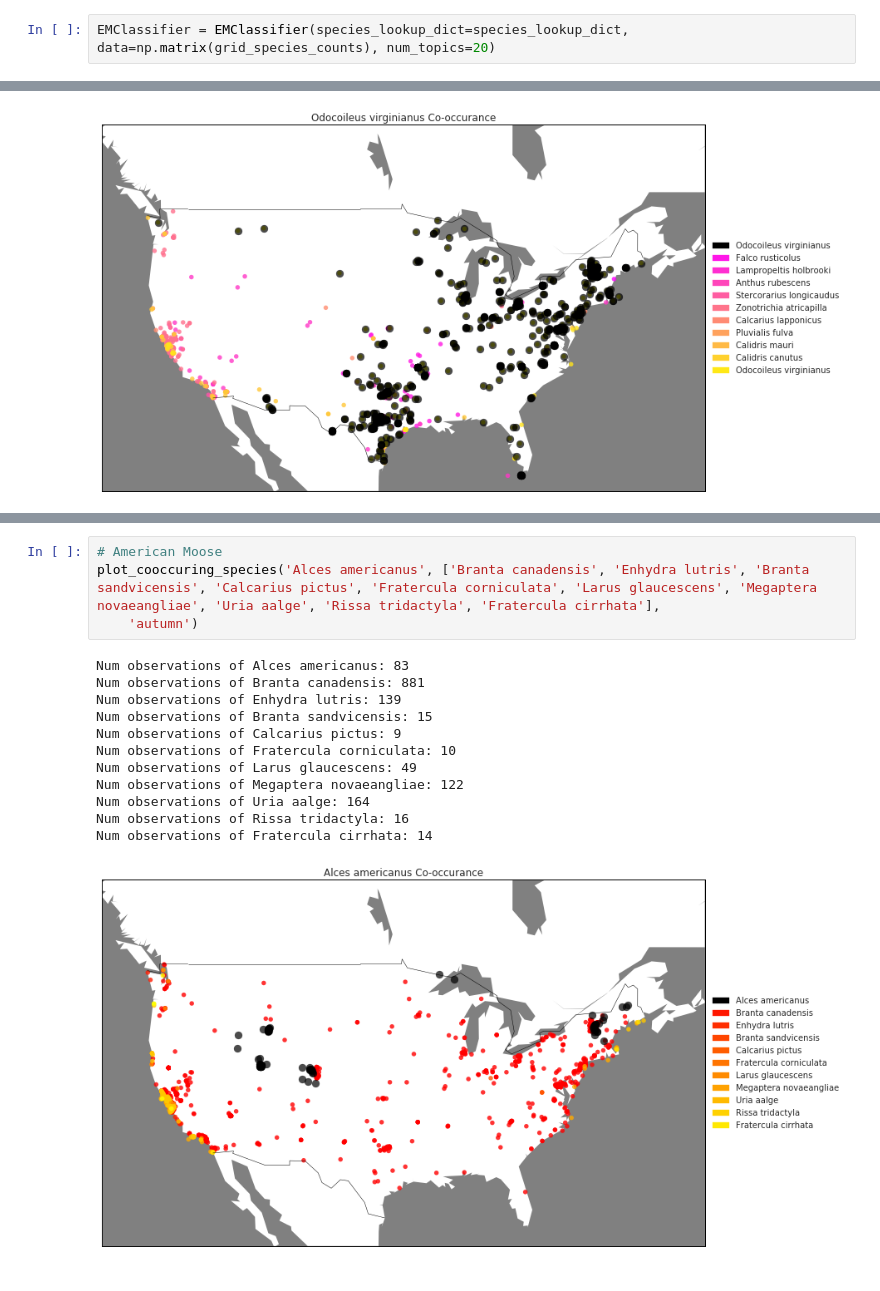
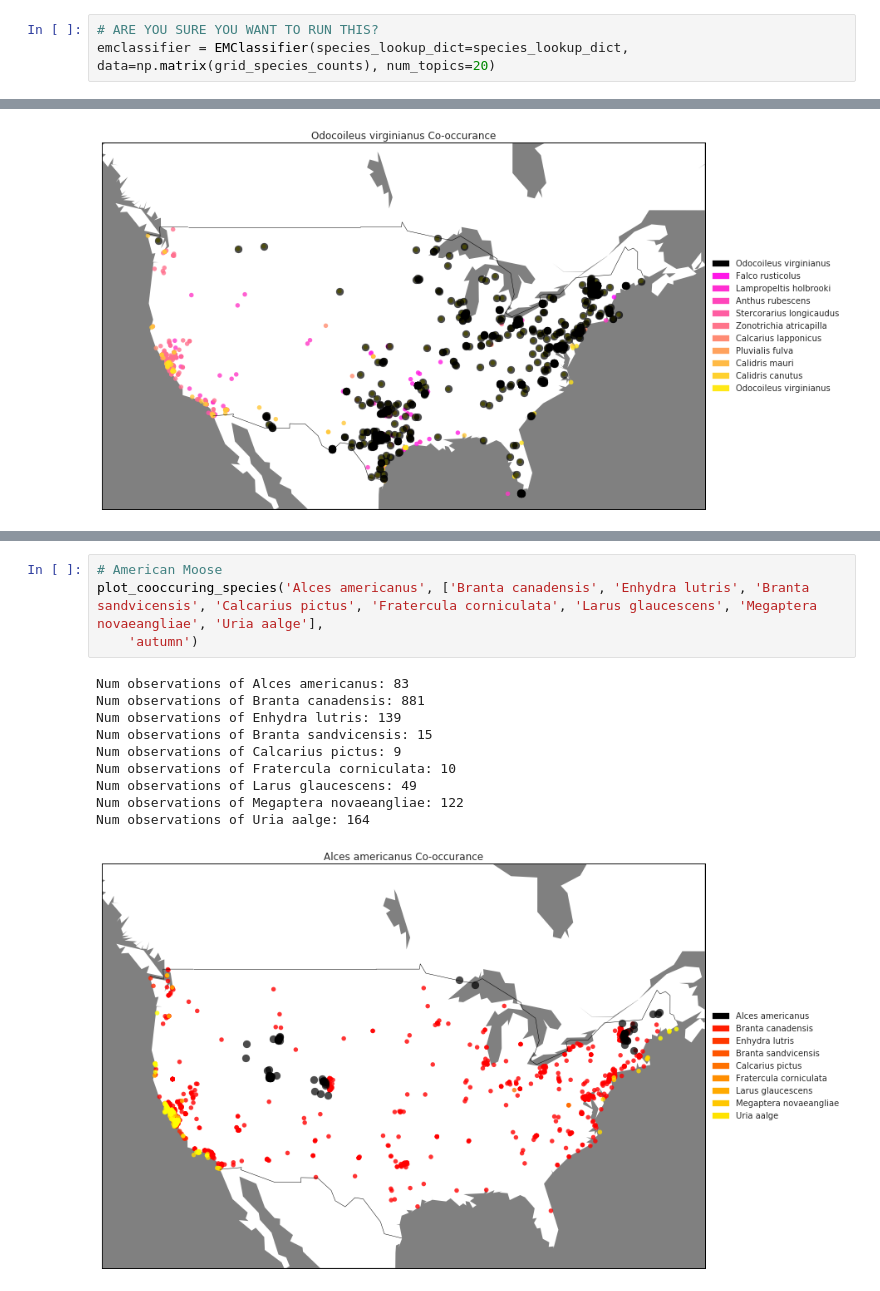
Before and after one commit to averyfaller/AM207Project, a Jupyter notebook: EM.ipynb, the cells around one changed output, grey strips where cells are left out. Drawn from its saved outputs; the diff is of its cells as text.

```diff
--- a/EM.ipynb
+++ b/EM.ipynb
@@ -285,7 +301,8 @@ class EMClassifier(object):
         plt.ylabel("Log Likelihood")
         plt.show()
 # %%
-EMClassifier = EMClassifier(species_lookup_dict=species_lookup_dict, data=np.matrix(grid_species_counts), num_topics=20)
+# ARE YOU SURE YOU WANT TO RUN THIS?
+emclassifier = EMClassifier(species_lookup_dict=species_lookup_dict, data=np.matrix(grid_species_counts), num_topics=20)
 # %% [output]
 Iteration 0
 Iteration 1
@@ -468,17 +495,15 @@ Num observations of Cyanocitta stelleri: 212
 # %%
 # American Moose
-plot_cooccuring_species('Alces americanus', ['Branta canadensis', 'Enhydra lutris', 'Branta sandvicensis', 'Calcarius pictus', 'Fratercula corniculata', 'Larus glaucescens', 'Megaptera novaeangliae', 'Uria aalge', 'Rissa tridactyla', 'Fratercula cirrhata'],
+plot_cooccuring_species('Alces americanus', ['Branta canadensis', 'Enhydra lutris', 'Branta sandvicensis', 'Calcarius pictus', 'Fratercula corniculata', 'Larus glaucescens', 'Megaptera novaeangliae', 'Uria aalge'],
     'autumn')
 # %% [output]
 Num observations of Alces americanus: 83
 Num observations of Branta canadensis: 881
 Num observations of Enhydra lutris: 139
 Num observations of Branta sandvicensis: 15
 Num observations of Calcarius pictus: 9
 Num observations of Fratercula corniculata: 10
 Num observations of Larus glaucescens: 49
 Num observations of Megaptera novaeangliae: 122
 Num observations of Uria aalge: 164
-Num observations of Rissa tridactyla: 16
-Num observations of Fratercula cirrhata: 14
-[figure, old version]
+[figure, new version]
```
Also changed, not shown: parts of 7 cells of this notebook, 3 other files.
